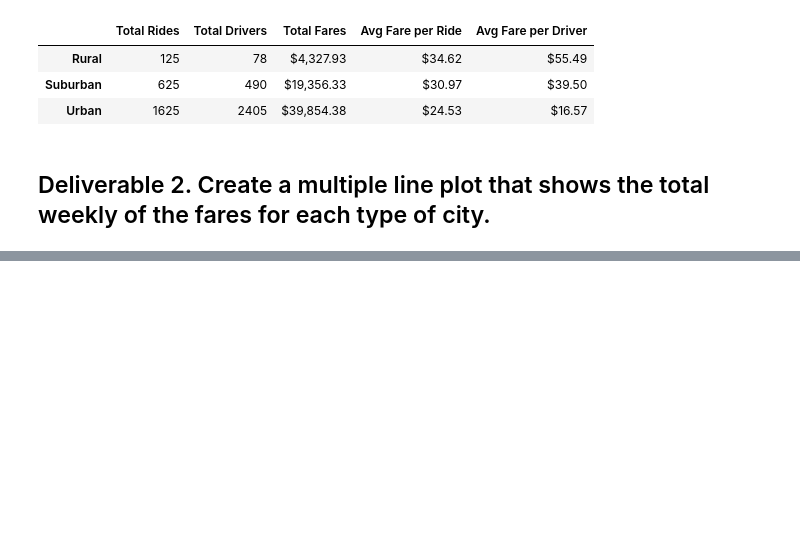
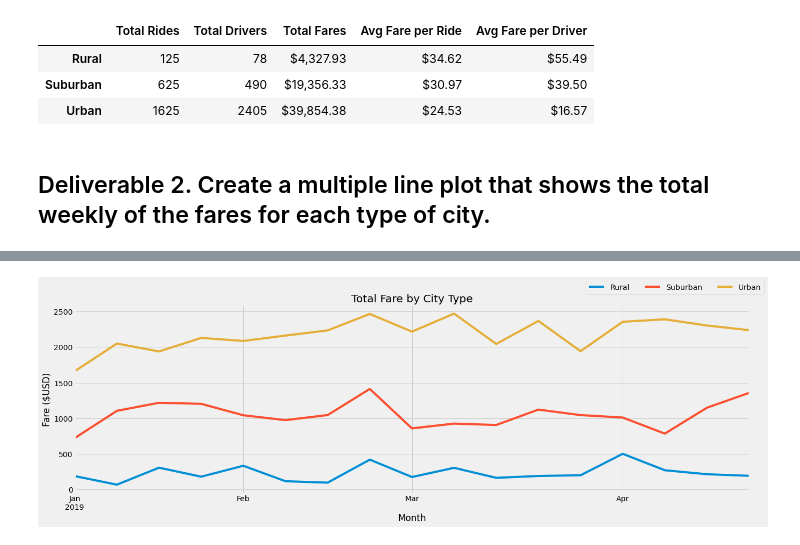
Before and after one commit to data-monger/2021_UofO, a Jupyter notebook: CHmodule_5/PyBer_Challenge.ipynb, the cells around one changed output, grey strips where cells are left out. Drawn from its saved outputs; the diff is of its cells as text; code cells hidden in the pictures; blank space fills up the shorter version.

```diff
--- a/CHmodule_5/PyBer_Challenge.ipynb
+++ b/CHmodule_5/PyBer_Challenge.ipynb
@@ -204,0 +326,14 @@ style.use('fivethirtyeight')
+# %%
+ax = sum_of_fares_by_week_df.plot(figsize = (20,6))
+# Add a title
+ax.set_title("Total Fare by City Type")
+
+#  Add a x- and y-axis label.
+ax.set_xlabel("Month")
+ax.set_ylabel("Fare ($USD)")
+plt.legend(loc="upper center", bbox_to_anchor=(0.89, 1.15), ncol=3)
+
+plt.savefig("analysis/Challenge_fare_summary.png")
+plt.show()
+# %% [output]
+[figure, added]
```
Also changed, not shown: parts of 13 cells of this notebook, 1 other file.
